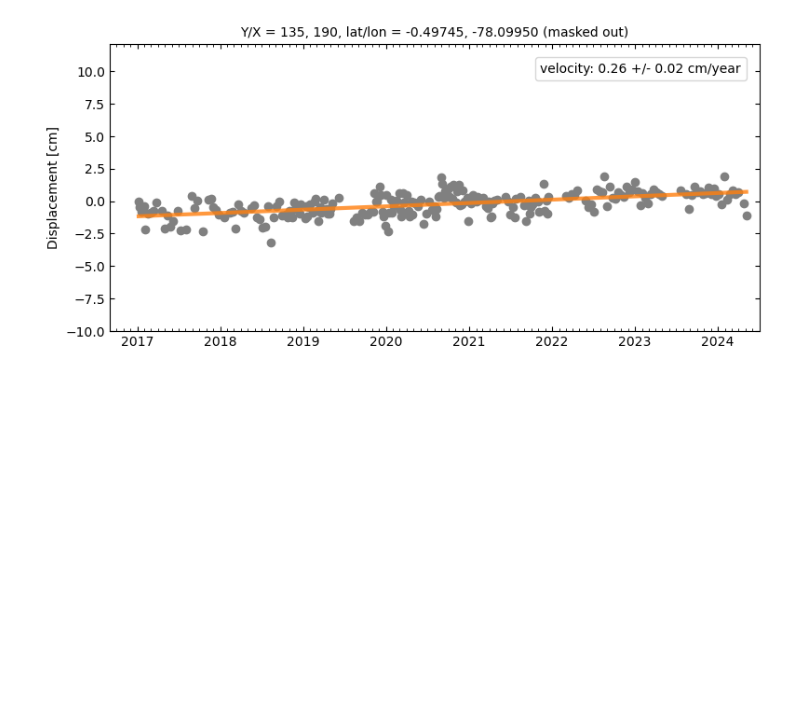
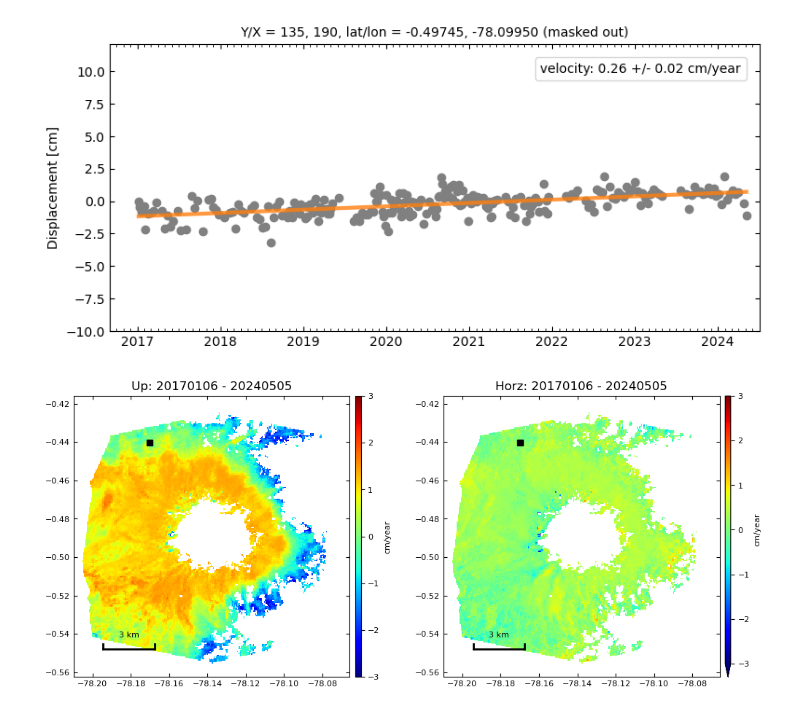
Before and after one commit to geodesymiami/PlotData-notebooks, a Jupyter notebook: Antisana.ipynb, the cells around one changed output. Drawn from its saved outputs; the diff is of its cells as text; code cells hidden in the pictures; blank space fills up the shorter version.

```diff
--- a/Antisana.ipynb
+++ b/Antisana.ipynb
@@ -87,3 +87,18 @@ tsview.main(cmd.split())
 # %% [output]
 [figure]
 [figure]
+# %%
+%%capture --no-display
+# %tb
+EXAMPLE='''
+plot_data.py AntisanaSenDT142/mintpy AntisanaSenAT120/mintpy --plot-type horzvert --mask-thresh 0.7 --vlim -3 3 --ref-lalo -0.44 -78.17
+'''
+lines = EXAMPLE.splitlines()
+os.chdir(os.getenv('SCRATCHDIR'))
+for line in lines[1:]:
+    line = line.strip()
+    cmd=line.strip().split(' ')
+    sys.argv = cmd
+    plot_data.main(sys.argv)
+# %% [output]
+[figure, added]
```
Also changed, not shown: 2 other files.
